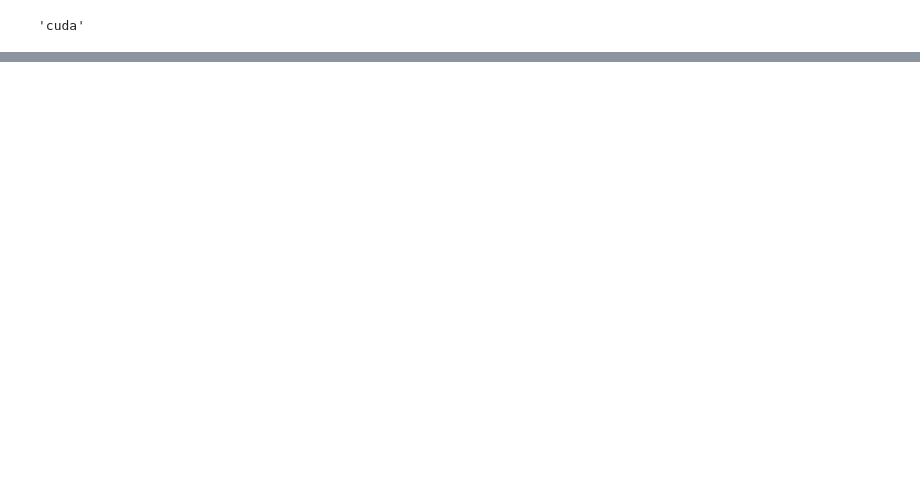
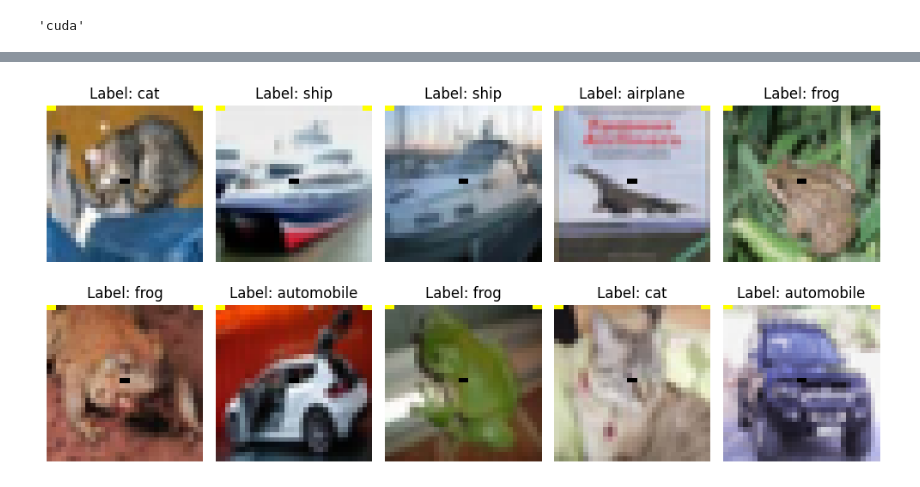
Before and after one commit to mahan16mas/CIFAR_Training, a Jupyter notebook: Training.ipynb, the cells around one changed output, grey strips where cells are left out. Saved outputs shown, nothing was run; the diff lists cells and outputs as text; code cells hidden in the pictures; blank space fills up the shorter version.

```diff
--- a/Training.ipynb
+++ b/Training.ipynb
@@ -143 +147,5 @@ show_first_10_images(backdoor_train_loader, classes)
+# %%
+show_first_10_images(backdoor_test_loader, classes)
+# %% [output]
+[figure, added]
 # %%
```
Also changed, not shown: parts of 18 cells of this notebook.
